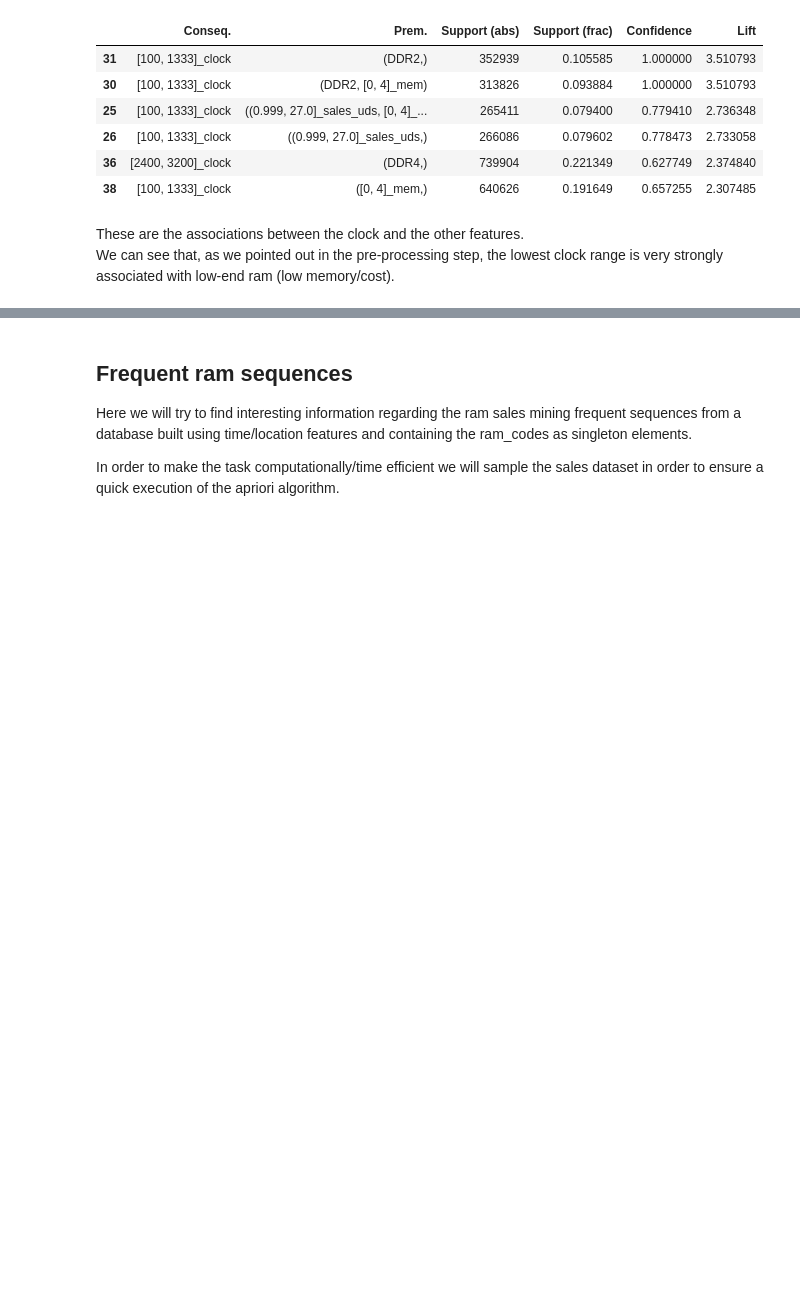
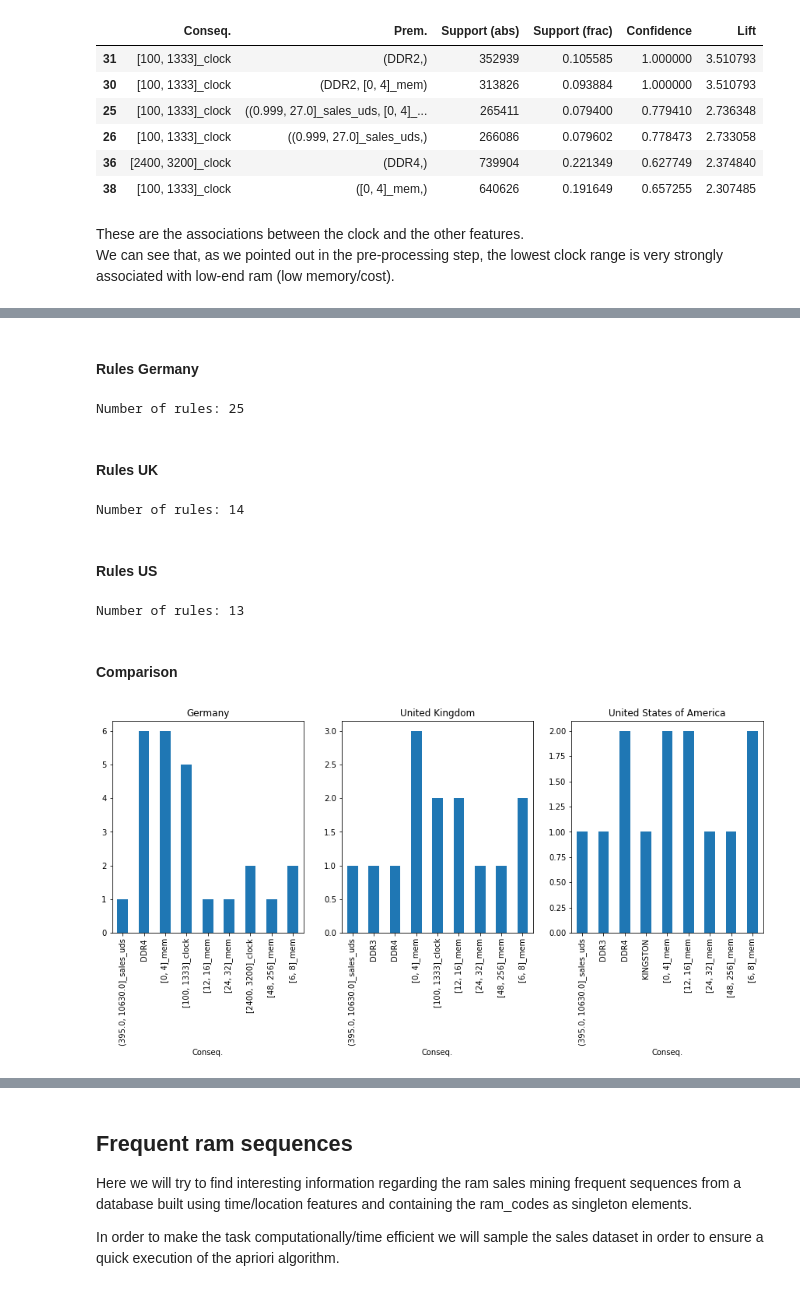
Before and after one commit to adettori/Data-Mining-DM-2020-project, a Jupyter notebook: DM_14_TASK4/dm2020-2-task4.ipynb, the cells around one changed output, grey strips where cells are left out. Drawn from its saved outputs; the diff is of its cells as text; code cells hidden in the pictures; blank space fills up the shorter version.

```diff
--- a/DM_14_TASK4/dm2020-2-task4.ipynb
+++ b/DM_14_TASK4/dm2020-2-task4.ipynb
@@ -432,0 +468,59 @@ We can see that, as we pointed out in the pre-processing step, the lowest clock
+# %% [markdown]
+#### Rules Germany
+# %%
+baskets_ger_df = df_sales_proc.loc[df_sales_proc["country"] == "Germany"].drop(["time_code"], axis=1) #Remove time-related features
+baskets_ger_df = baskets_ger_df.values.tolist()
+
+#Keep only entries with Lift >=2
+rules_ger = fim_apriori(baskets_ger_df, supp=5, zmin=2, target='r', conf=60, report='ascl', eval="l", thresh=200, prune=1)
+
+rules_ger_df = pd.DataFrame(rules_ger, columns=report_cols).sort_values(["Lift", "Support (abs)"], ascending=False)
+rules_ger_df_filtered = filter_rules(rules_ger_df, filters)
+rules_ger_df_filtered.loc[:, "Country"] = "Germany"
+
+print('Number of rules:', rules_ger_df_filtered.shape[0])
+# %% [output]
+Number of rules: 25
+# %% [markdown]
+#### Rules UK
+# %%
+baskets_uk_df = df_sales_proc.loc[df_sales_proc["country"] == "United Kingdom"].drop(["time_code"], axis=1) #Remove time-related features
+baskets_uk_df = baskets_uk_df.values.tolist()
+
+#Keep only entries with Lift >=2
+rules_uk = fim_apriori(baskets_uk_df, supp=5, zmin=2, target='r', conf=60, report='ascl', eval="l", thresh=200, prune=1)
+
+rules_uk_df = pd.DataFrame(rules_uk, columns=report_cols).sort_values(["Lift", "Support (abs)"], ascending=False)
+rules_uk_df_filtered = filter_rules(rules_uk_df, filters)
+rules_uk_df_filtered.loc[:, "Country"] = "United Kingdom"
+
+print('Number of rules:', rules_uk_df_filtered.shape[0])
+# %% [output]
+Number of rules: 14
+# %% [markdown]
+#### Rules US
+# %%
+baskets_us_df = df_sales_proc.loc[df_sales_proc["country"] == "United States of America"]\
+        .drop(["time_code"], axis=1) #Remove time-related features
+baskets_us_df = baskets_us_df.values.tolist()
+
+#Keep only entries with Lift >=2
+rules_us = fim_apriori(baskets_us_df, supp=5, zmin=2, target='r', conf=60, report='ascl', eval="l", thresh=200, prune=1)
+
+rules_us_df = pd.DataFrame(rules_us, columns=report_cols).sort_values(["Lift", "Support (abs)"], ascending=False)
+rules_us_df_filtered = filter_rules(rules_us_df, filters)
+rules_us_df_filtered.loc[:, "Country"] = "United States of America"
+
+print('Number of rules:', rules_us_df_filtered.shape[0])
+# %% [output]
+Number of rules: 13
+# %% [markdown]
+#### Comparison
+# %%
+fig, axes = plt.subplots(1, 3, figsize=(15, 5))
+rules_ger_df_filtered.groupby("Conseq.").size().plot(kind="bar", ax=axes[0], title="Germany")
+rules_uk_df_filtered.groupby("Conseq.").size().plot(kind="bar", ax=axes[1], title="United Kingdom")
+rules_us_df_filtered.groupby("Conseq.").size().plot(kind="bar", ax=axes[2], title="United States of America")
+plt.show()
+# %% [output]
+[figure, added]
```
Also changed, not shown: parts of 51 cells of this notebook.
